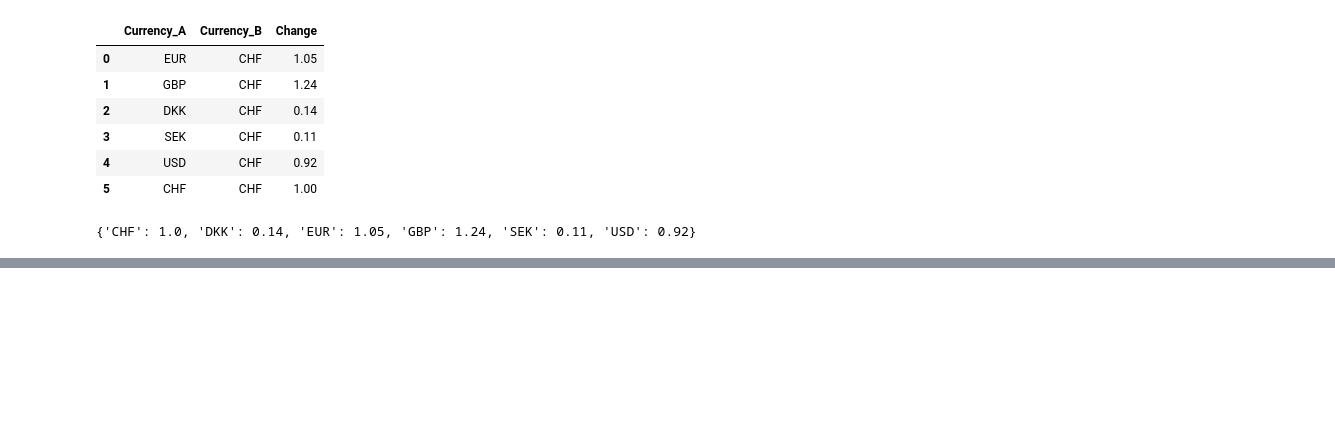
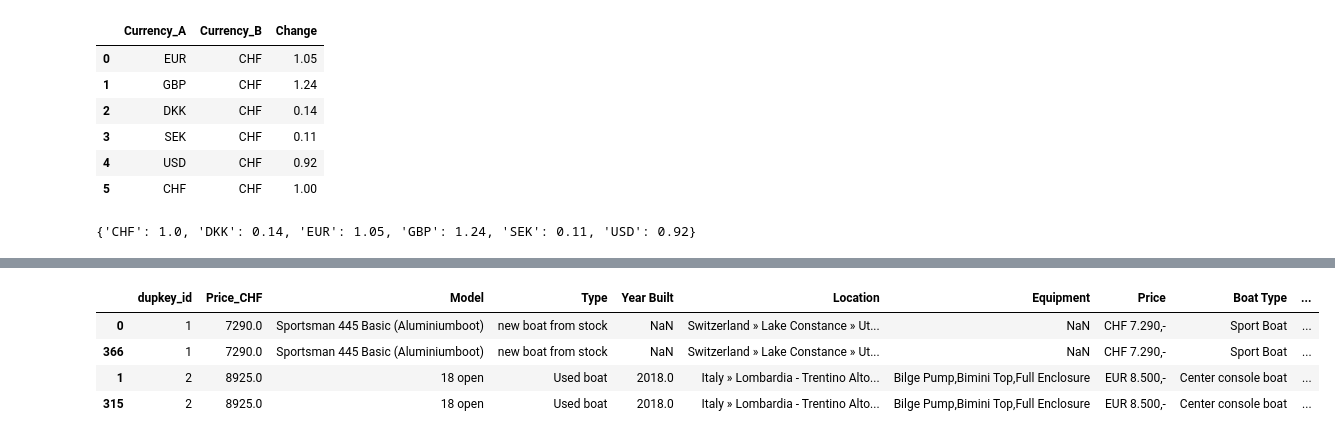
Before and after one commit to SueHolder/OVFAcademy, a Jupyter notebook: Untitled0.ipynb, the cells around one changed output, grey strips where cells are left out. Cells and saved outputs as stored; diff of their text form; code cells hidden in the pictures; blank space fills up the shorter version.

```diff
--- a/Untitled0.ipynb
+++ b/Untitled0.ipynb
@@ -690,0 +722,4 @@ dict_change
+# %%
+
+duplicated_boat = train_val[train_val.duplicated(subset=features_analyze_duplicates, keep=False)].reset_index(drop=True)
+train_val = train_val[~train_val.duplicated(subset=features_analyze_duplicates, keep=False)].reset_index(drop=True)
@@ -690,0 +728,8 @@ dict_change
+# %%
+duplicated_boat[['dupkey_id', 'Price_CHF'] + cols_sort].sort_values(by='dupkey_id')[:4]
+# %% [output]
+|  | dupkey_id | Price_CHF | Model | Type | Year Built | Location | Equipment | Price | Boat Type | ... |
+| 0 | 1 | 7290.0 | Sportsman 445 Basic (Aluminiumboot) | new boat from stock | NaN | Switzerland » Lake Constance » Ut... | NaN | CHF 7.290,- | Sport Boat | ... |
+| 366 | 1 | 7290.0 | Sportsman 445 Basic (Aluminiumboot) | new boat from stock | NaN | Switzerland » Lake Constance » Ut... | NaN | CHF 7.290,- | Sport Boat | ... |
+| 1 | 2 | 8925.0 | 18 open | Used boat | 2018.0 | Italy » Lombardia - Trentino Alto... | Bilge Pump,Bimini Top,Full Enclosure | EUR 8.500,- | Center console boat | ... |
+| 315 | 2 | 8925.0 | 18 open | Used boat | 2018.0 | Italy » Lombardia - Trentino Alto... | Bilge Pump,Bimini Top,Full Enclosure | EUR 8.500,- | Center console boat | ... |
```
Also changed, not shown: parts of 19 cells of this notebook.
